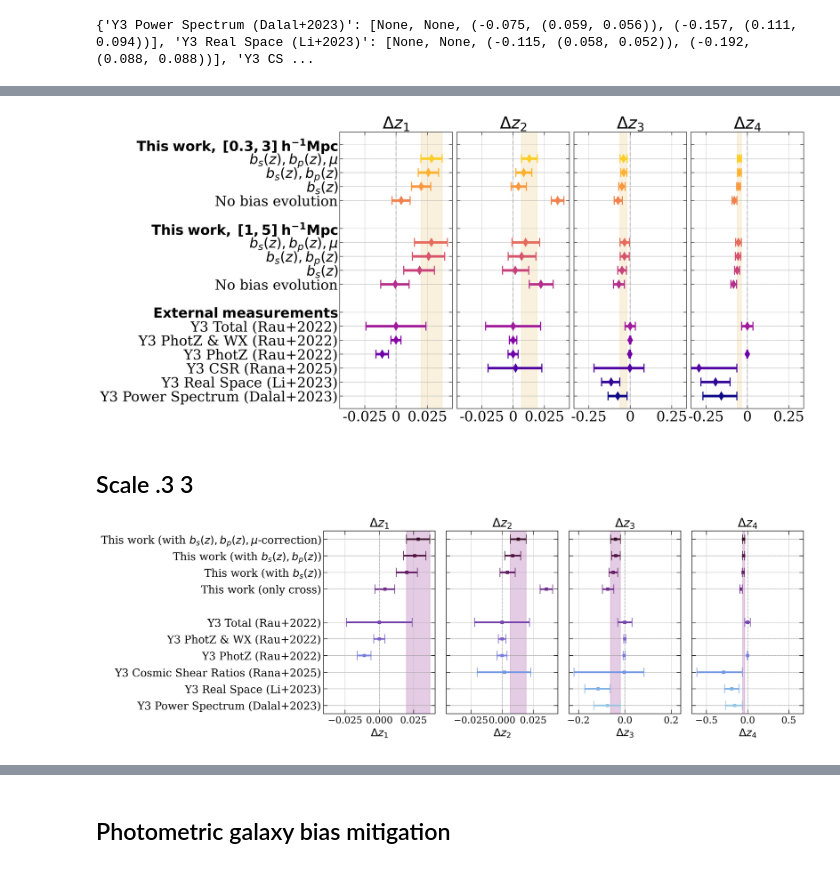
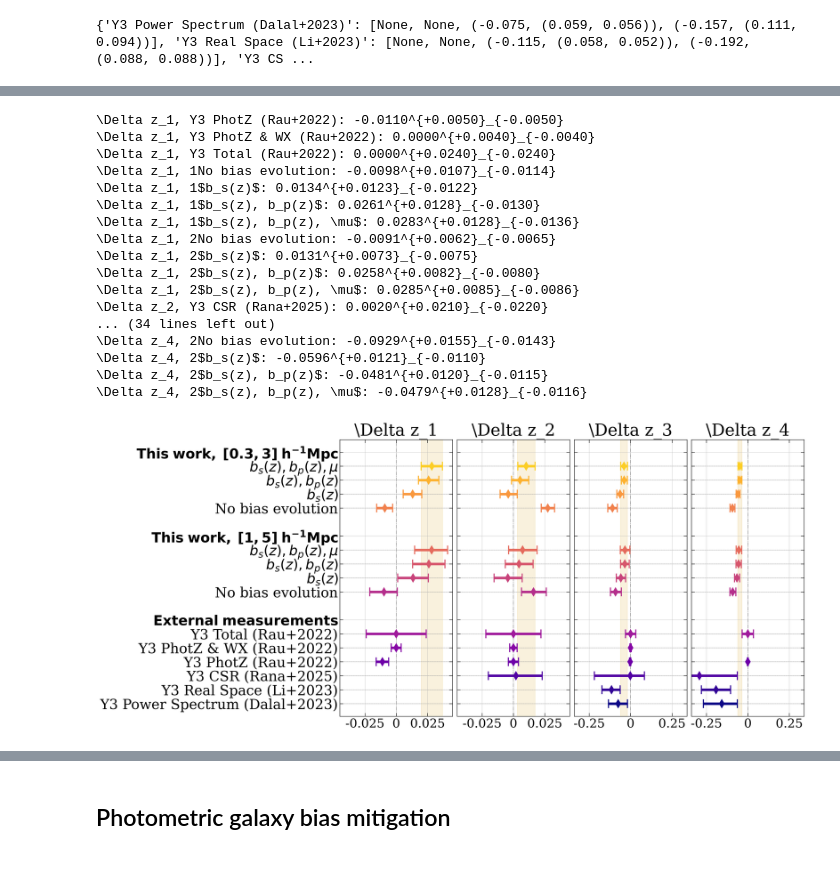
Before and after one commit to JeanCHDJdev/desi-y3-hsc, a Jupyter notebook: src/analysis/shifts.ipynb, the cells around one changed output, grey strips where cells are left out. Cells and saved outputs as stored; diff of their text form; code cells hidden in the pictures.

```diff
--- a/src/analysis/shifts.ipynb
+++ b/src/analysis/shifts.ipynb
@@ -26,9 +26,9 @@ cmap_desi = plt.get_cmap('viridis')
 pm = plots.PlotManager(root=PAPER_FIGURES_ROOT, overwrite=True)
 # %%
 scale_cut = [1, 5]
-expects1 = np.load(f'../statistics/results/expectations_{scale_cut[0]}_{scale_cut[1]}_v2.npz')
+expects1 = np.load(f'../statistics/results/expectations_{scale_cut[0]}_{scale_cut[1]}_v4.npz')
 scale_cut = [.3, 3]
-expects2 = np.load(f'../statistics/results/expectations_{scale_cut[0]}_{scale_cut[1]}_v2.npz')
+expects2 = np.load(f'../statistics/results/expectations_{scale_cut[0]}_{scale_cut[1]}_v4.npz')
 
 centers = [0.452, 0.766, 1.081, 1.330]
 centers_err = [0.024, 0.022, 0.031, 0.034]
@@ -215,4 +73,7 @@ with pm.make_plot('shifts', nrows=1, ncols=n_shifts_dz, figsize=(15, 5), show=Tr
 # %%
+shifts_dz = [r"\Delta z_1", r"\Delta z_2", r"\Delta z_3", r"\Delta z_4"]
+n_shifts_dz = len(shifts_dz)
+
 block_orig = [k for k in data.keys() if not (k.startswith("1") or k.startswith("2"))]
 block1 = [k for k in data.keys() if k.startswith("1")]
 block2 = [k for k in data.keys() if k.startswith("2")]
@@ -255,6 +116,7 @@ with pm.make_plot('shifts', nrows=1, ncols=n_shifts_dz, figsize=(15, 9), show=Tr
                     linewidth=4.5,
                     markersize=11,
                 )
+                print(f"{const_name}, {label}: {val:.4f}^{{+{err_high:.4f}}}_{{-{err_low:.4f}}}")
 
         ax.set_title(const_name, fontsize=30)
         ax.set_ylim(-0.05, 1.05)
@@ -295,36 +157,48 @@ with pm.make_plot('shifts', nrows=1, ncols=n_shifts_dz, figsize=(15, 9), show=Tr
             ax.axvspan(band_start, band_end, color='goldenrod', alpha=0.15, zorder=-1)
 
         from matplotlib.ticker import FuncFormatter
 
         def xfmt(x, pos):
             s = f"{x:.3f}".rstrip("0").rstrip(".")
             return s
         ax.xaxis.set_major_formatter(FuncFormatter(xfmt))
         ax.tick_params(axis='x', labelsize=22)
 
     ytick_positions = [y for label, y in zip(labels, y_pos) if label != ""]
     ytick_labels = []
     for label in labels:
         if label == "":
             continue
         if "Section" in label:
             # remove "Section"
             label = label.replace("Section", "").strip()
             # section header in bold
             ytick_labels.append(r"$\bf{" + label + "}$")
         else:
             # remove leading "1" or "2" from labels
             if label[0] in ("1", "2"):
                 ytick_labels.append(label[1:].strip())
             else:
                 ytick_labels.append(label)
 
     axs[0].set_yticks(ytick_positions)
     axs[0].set_yticklabels(ytick_labels, fontsize=25)
 # %% [output]
+\Delta z_1, Y3 PhotZ (Rau+2022): -0.0110^{+0.0050}_{-0.0050}
+\Delta z_1, Y3 PhotZ & WX (Rau+2022): 0.0000^{+0.0040}_{-0.0040}
+\Delta z_1, Y3 Total (Rau+2022): 0.0000^{+0.0240}_{-0.0240}
+\Delta z_1, 1No bias evolution: -0.0098^{+0.0107}_{-0.0114}
+\Delta z_1, 1$b_s(z)$: 0.0134^{+0.0123}_{-0.0122}
+\Delta z_1, 1$b_s(z), b_p(z)$: 0.0261^{+0.0128}_{-0.0130}
+\Delta z_1, 1$b_s(z), b_p(z), \mu$: 0.0283^{+0.0128}_{-0.0136}
+\Delta z_1, 2No bias evolution: -0.0091^{+0.0062}_{-0.0065}
+\Delta z_1, 2$b_s(z)$: 0.0131^{+0.0073}_{-0.0075}
+\Delta z_1, 2$b_s(z), b_p(z)$: 0.0258^{+0.0082}_{-0.0080}
+\Delta z_1, 2$b_s(z), b_p(z), \mu$: 0.0285^{+0.0085}_{-0.0086}
+\Delta z_2, Y3 CSR (Rana+2025): 0.0020^{+0.0210}_{-0.0220}
+... (34 lines left out)
+\Delta z_4, 2No bias evolution: -0.0929^{+0.0155}_{-0.0143}
+\Delta z_4, 2$b_s(z)$: -0.0596^{+0.0121}_{-0.0110}
+\Delta z_4, 2$b_s(z), b_p(z)$: -0.0481^{+0.0120}_{-0.0115}
+\Delta z_4, 2$b_s(z), b_p(z), \mu$: -0.0479^{+0.0128}_{-0.0116}
-[figure, old version]
+[figure, new version]
-# %% [markdown]
-Scale .3 3
-------------
-
-![image.png](attachment:image.png)
```
Also changed, not shown: parts of 4 cells of this notebook, 9 other files.
